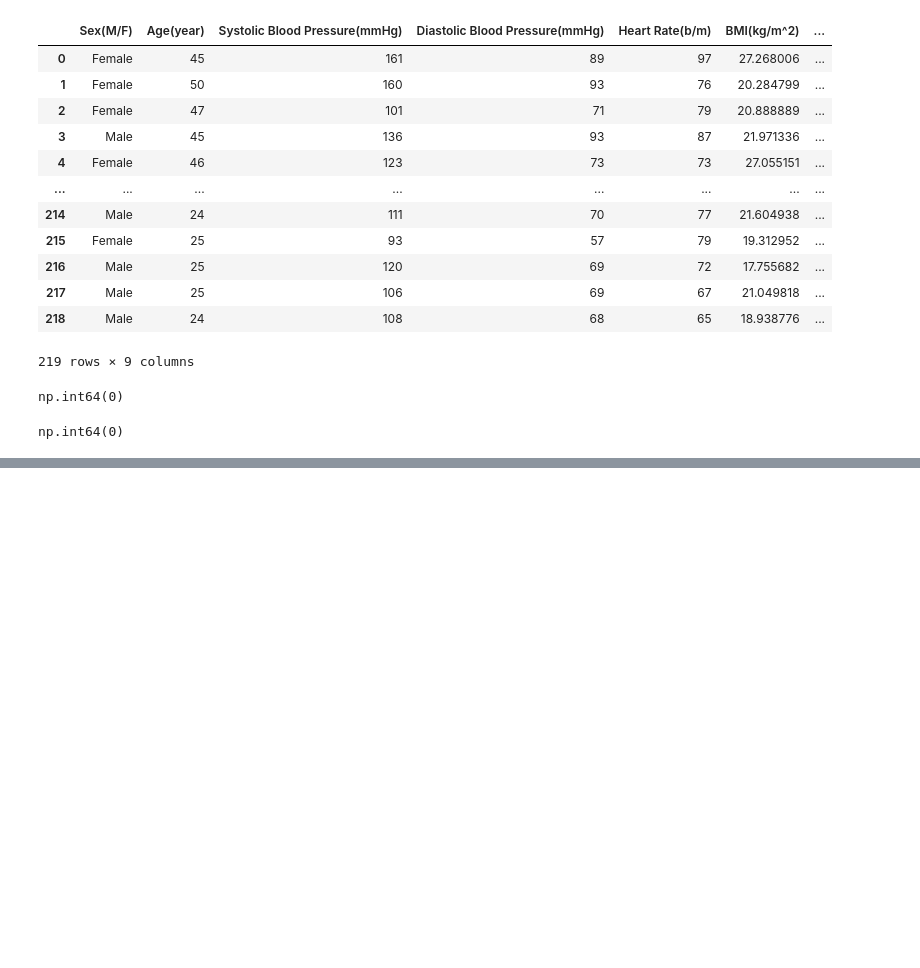
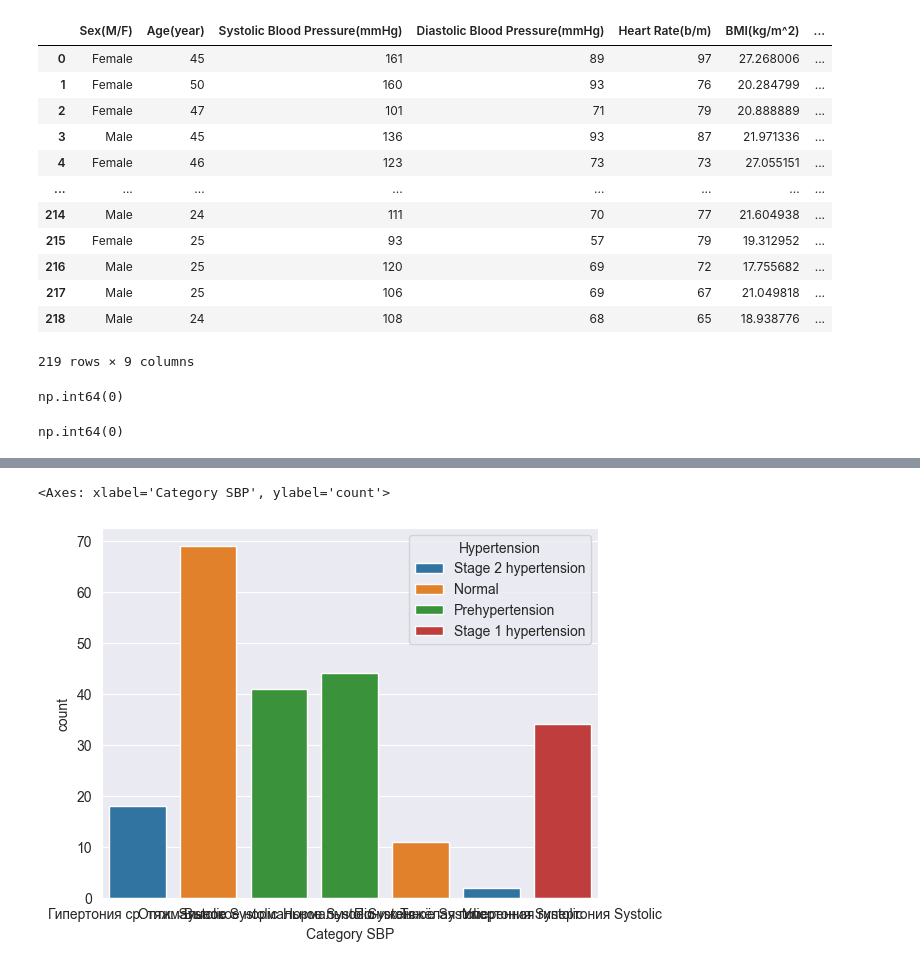
Before and after one commit to ForentDich/Pressure-Oracle, a Jupyter notebook: neural-network/EDA.ipynb, the cells around one changed output, grey strips where cells are left out. Drawn from its saved outputs; the diff is of its cells as text; code cells hidden in the pictures; blank space fills up the shorter version.

```diff
--- a/neural-network/EDA.ipynb
+++ b/neural-network/EDA.ipynb
@@ -443,0 +763,5 @@ np.int64(0)
+# %%
+sns.countplot(x = "Category SBP", hue = "Hypertension", data = df_copy)
+# %% [output]
+<Axes: xlabel='Category SBP', ylabel='count'>
+[figure, added]
```
Also changed, not shown: parts of 50 cells of this notebook.
